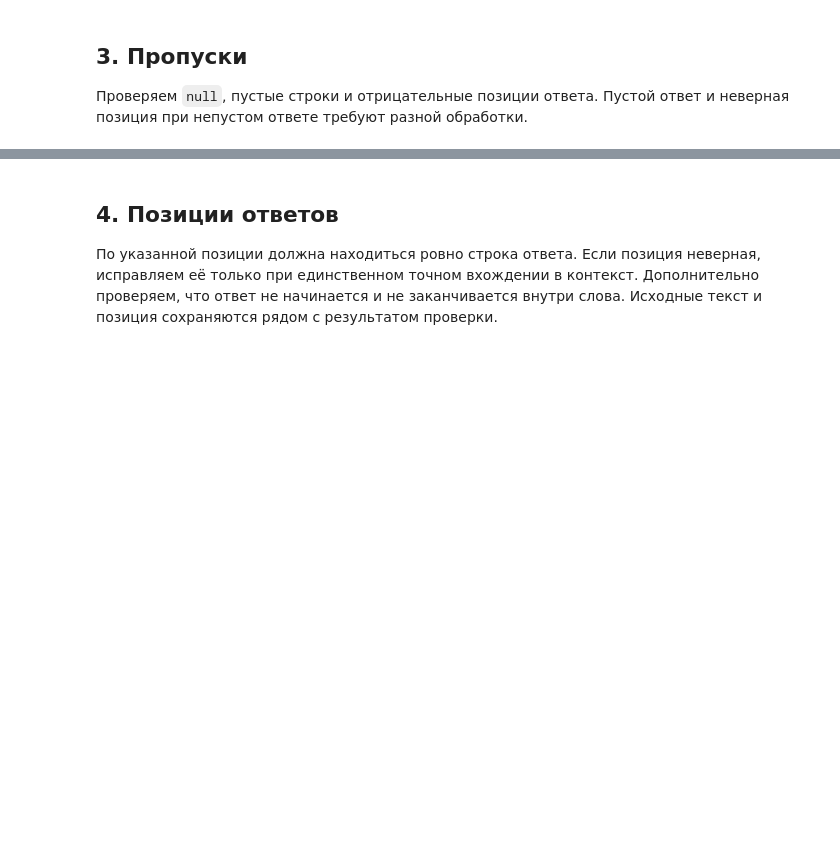
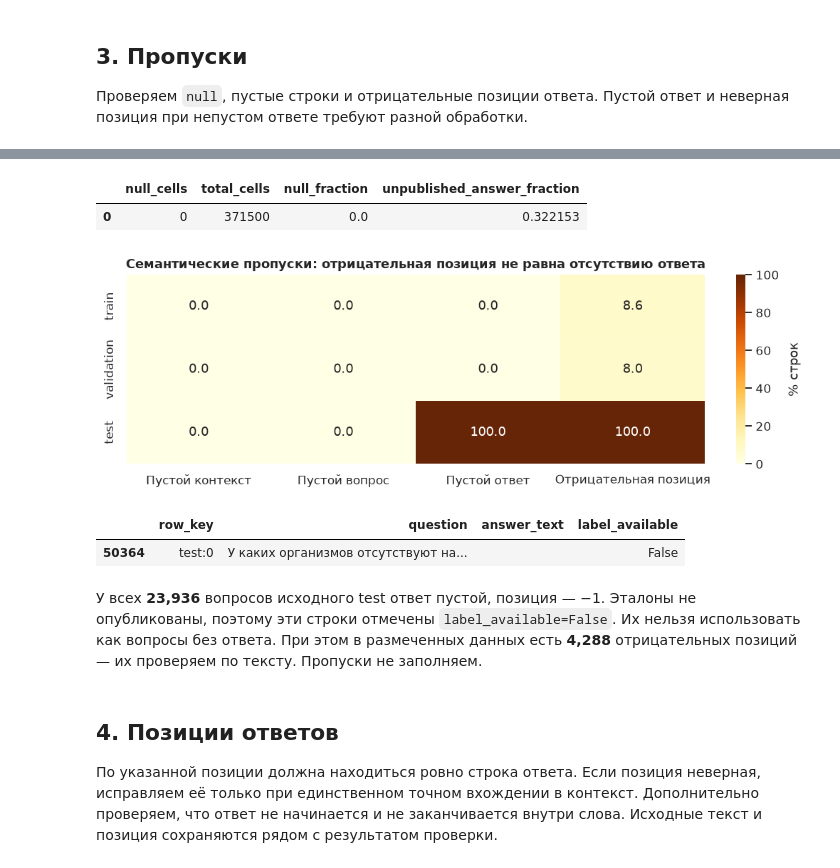
Before and after one commit to Konstantin-Kuropatov/russian-rag-qa, a Jupyter notebook: notebooks/eda.ipynb, the cells around one changed output, grey strips where cells are left out. Saved outputs shown, nothing was run; the diff lists cells and outputs as text; code cells hidden in the pictures; blank space fills up the shorter version.

```diff
--- a/notebooks/eda.ipynb
+++ b/notebooks/eda.ipynb
@@ -235,0 +175,46 @@ display(
+# %%
+missing = table("missingness")
+display(
+    missing.loc[
+        (missing.source.isin(["qa", "qa_nested"]))
+        & missing.field.isin(
+            [
+                "id",
+                "title",
+                "context",
+                "question",
+                "answers",
+                "answers.text (blank)",
+                "answers.answer_start (negative)",
+            ]
+        )
+    ]
+)
+fields = ["id", "title", "context", "question", "answers"]
+display(
+    pd.DataFrame(
+        {
+            "null_cells": [raw_qa[fields].isna().sum().sum()],
+            "total_cells": [raw_qa[fields].size],
+            "null_fraction": [raw_qa[fields].isna().to_numpy().mean()],
+            "unpublished_answer_fraction": [(~qa.label_available).mean()],
+        }
+    )
+)
+show_plot(plots.missingness(qa))
+display(
+    qa.loc[
+        qa.row_key.eq("test:0"),
+        ["row_key", "question", "answer_text", "label_available"],
+    ]
+)
+display(
+    Markdown(
+        f"У всех **{summary['unlabelled_rows']:,}** вопросов исходного test ответ пустой, "
+        "позиция — −1. Эталоны не опубликованы, поэтому эти строки отмечены "
+        "`label_available=False`. Их нельзя использовать как вопросы без ответа. "
+        f"При этом в размеченных данных есть **{summary['raw_negative_offsets_labelled']:,}** "
+        "отрицательных позиций — их проверяем по тексту. Пропуски не заполняем."
+    )
+)
+# %% [output]
@@ -236,3 +238,9 @@ display(
+|  | null_cells | total_cells | null_fraction | unpublished_answer_fraction |
+| 0 | 0 | 371500 | 0.0 | 0.322153 |
+[figure, added]
+|  | row_key | question | answer_text | label_available |
+| 50364 | test:0 | У каких организмов отсутствуют на... |  | False |
+У всех **23,936** вопросов исходного test ответ пустой, позиция — −1. Эталоны не опубликованы, поэтому эти строки отмечены `label_available=False`. Их нельзя использовать как вопросы без ответа. При этом в размеченных данных есть **4,288** отрицательных позиций — их проверяем по тексту. Пропуски не заполняем.
 # %% [markdown]
 ## 4. Позиции ответов
 
```
Also changed, not shown: parts of 8 cells of this notebook, 4 other files.
